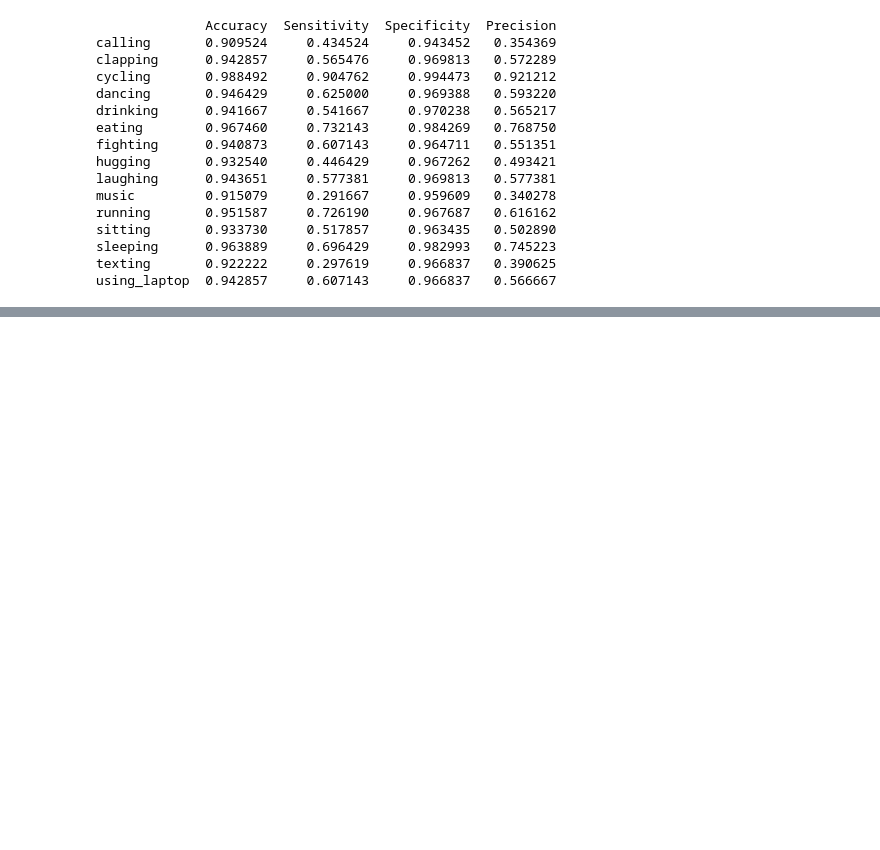
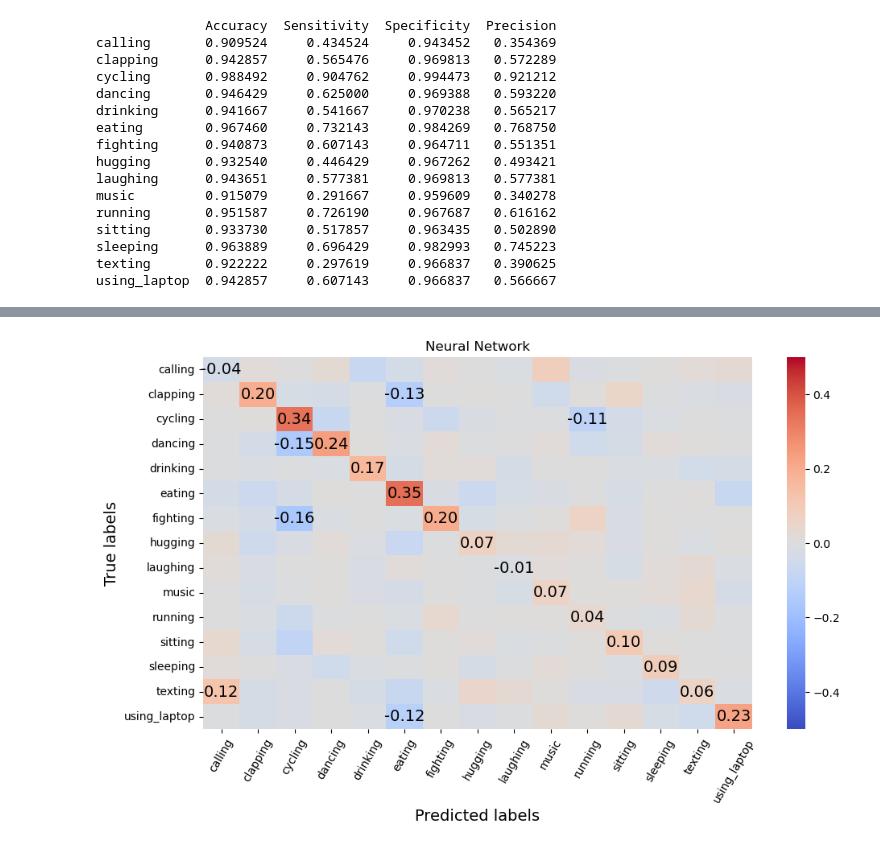
Before and after one commit to Vatsal-Sharma2003/HUMAN-POSE-ESTIMATION-USING-MACHINE-LEARNING, a Jupyter notebook: SVM.ipynb, the cells around one changed output, grey strips where cells are left out. Cells and saved outputs as stored; diff of their text form; code cells hidden in the pictures; blank space fills up the shorter version.

Commit message:
difference btw cm diagonal

```diff
--- a/SVM.ipynb
+++ b/SVM.ipynb
@@ -516,0 +581,34 @@ using_laptop  0.942857     0.607143     0.966837   0.566667
+# %%
+def plot_confusion_matrix_difference(cm1, cm2, threshold=0.1):
+    #normalize cm
+    cm_normalized = (cm1.astype('float')-cm2.astype('float'))/ cm1.sum(axis=1)[:, np.newaxis]
+
+    plt.figure(figsize=(11, 6))
+    ax = sns.heatmap(cm_normalized, annot=False, vmin=-0.5, vmax=0.5, cbar=True, xticklabels=labels, yticklabels=labels,
+                     cmap='coolwarm')
+
+    # Annotate only the main diagonal with rounded values
+    for i in range(cm.shape[0]):
+        for j in range(cm.shape[1]):
+            if i == j or np.abs(cm_normalized[i, j]) > threshold:
+                if cm_normalized[i, j] < 0.7:
+                    ax.text(j + 0.5, i + 0.5, f'{cm_normalized[i, j]:.2f}',
+                            ha='center', va='center', color='black', fontsize=14)
+                else:
+                    ax.text(j + 0.5, i + 0.5, f'{cm_normalized[i, j]:.2f}',
+                            ha='center', va='center', color='white', fontsize=14)
+
+    # Labels, title and axes
+    ax.set_title("Neural Network")
+    ax.set_xlabel('Predicted labels', fontsize = 14)
+    ax.set_ylabel('True labels', fontsize = 14)
+    plt.xticks(rotation=60)
+
+    plt.show()
+
+    # return the diagonal of the confusion matrix
+    return np.diag(cm_normalized)
+# %%
+diag_base_nobj = plot_confusion_matrix_difference(cm_th_lg, cm_th_lg_nobj)
+# %% [output]
+[figure, added]
```
Also changed, not shown: parts of 8 cells of this notebook, 1 other file.
